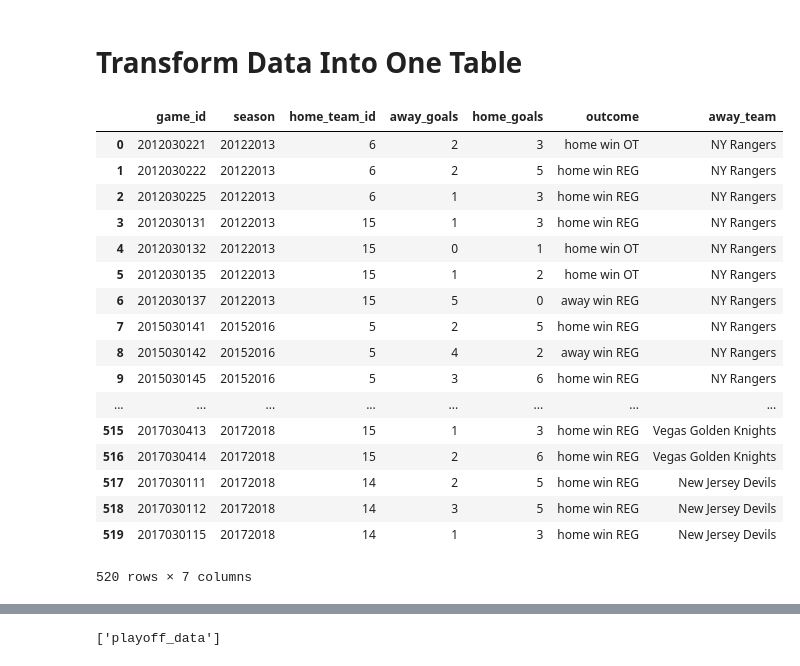
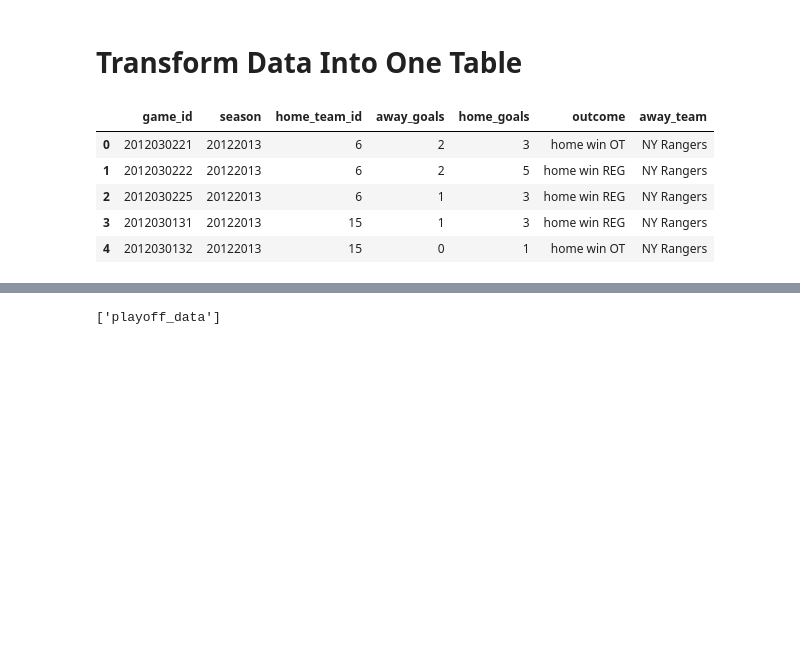
Before and after one commit to Mpalmese/ETL-project, a Jupyter notebook: ETL.ipynb, the cells around one changed output, grey strips where cells are left out. Drawn from its saved outputs; the diff is of its cells as text; code cells hidden in the pictures; blank space fills up the shorter version.

```diff
--- a/ETL.ipynb
+++ b/ETL.ipynb
@@ -112,26 +112,14 @@ game_df = game_df.merge(team_info_df, on='team_id')
 # %%
 game_df = game_df.rename(columns={'team_name':"away_team"})
 game_df = game_df.drop(columns='team_id')
-game_df
+game_df.head()
 # %% [output]
 |  | game_id | season | home_team_id | away_goals | home_goals | outcome | away_team |
 | 0 | 2012030221 | 20122013 | 6 | 2 | 3 | home win OT | NY Rangers |
 | 1 | 2012030222 | 20122013 | 6 | 2 | 5 | home win REG | NY Rangers |
 | 2 | 2012030225 | 20122013 | 6 | 1 | 3 | home win REG | NY Rangers |
 | 3 | 2012030131 | 20122013 | 15 | 1 | 3 | home win REG | NY Rangers |
 | 4 | 2012030132 | 20122013 | 15 | 0 | 1 | home win OT | NY Rangers |
-| 5 | 2012030135 | 20122013 | 15 | 1 | 2 | home win OT | NY Rangers |
-| 6 | 2012030137 | 20122013 | 15 | 5 | 0 | away win REG | NY Rangers |
-| 7 | 2015030141 | 20152016 | 5 | 2 | 5 | home win REG | NY Rangers |
-| 8 | 2015030142 | 20152016 | 5 | 4 | 2 | away win REG | NY Rangers |
-| 9 | 2015030145 | 20152016 | 5 | 3 | 6 | home win REG | NY Rangers |
-| ... | ... | ... | ... | ... | ... | ... | ... |
-| 515 | 2017030413 | 20172018 | 15 | 1 | 3 | home win REG | Vegas Golden Knights |
-| 516 | 2017030414 | 20172018 | 15 | 2 | 6 | home win REG | Vegas Golden Knights |
-| 517 | 2017030111 | 20172018 | 14 | 2 | 5 | home win REG | New Jersey Devils |
-| 518 | 2017030112 | 20172018 | 14 | 3 | 5 | home win REG | New Jersey Devils |
-| 519 | 2017030115 | 20172018 | 14 | 1 | 3 | home win REG | New Jersey Devils |
-520 rows × 7 columns
 # %%
 game_df = game_df.rename(columns={'home_team_id':'team_id'})
 game_df = game_df.merge(team_info_df, on='team_id')
```
Also changed, not shown: parts of 10 cells of this notebook.
